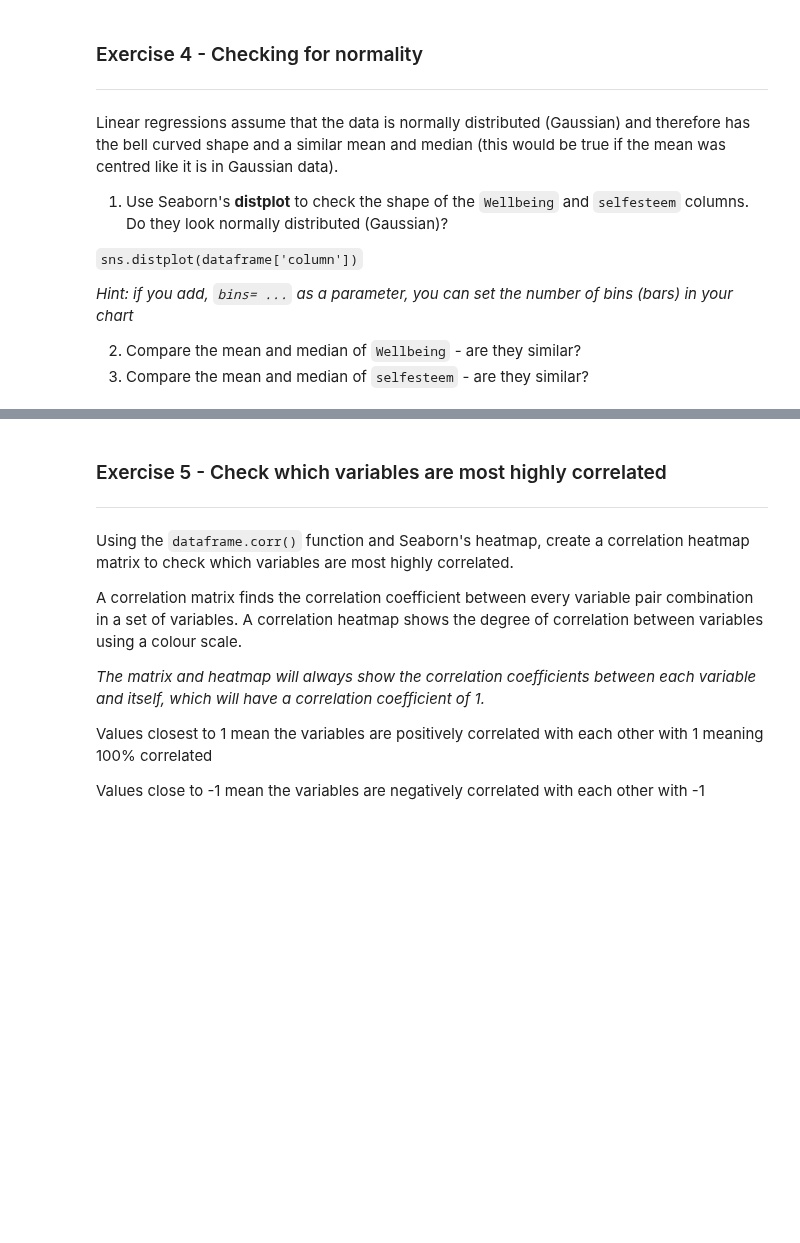
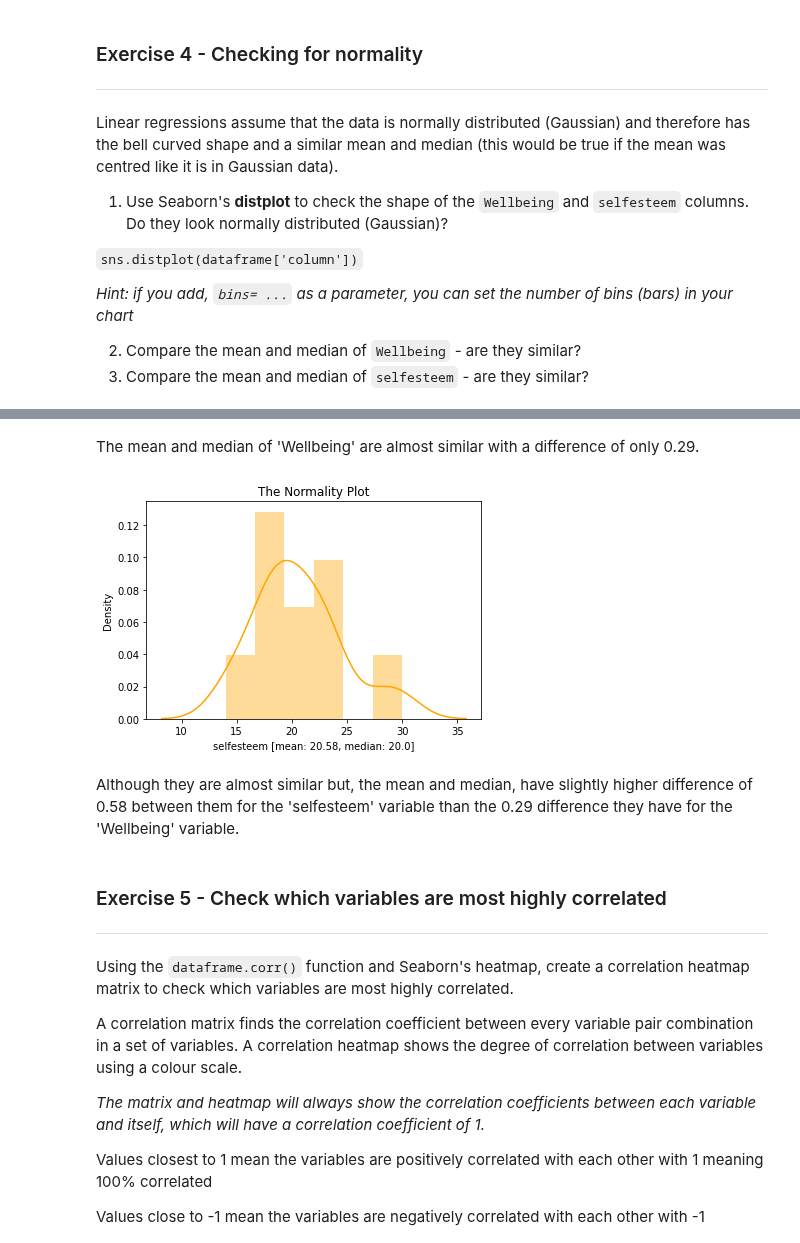
Before and after one commit to Imran-Github22/Imran-Farooqui, a Jupyter notebook: 8_2_Correlation_exercises.ipynb, the cells around one changed output, grey strips where cells are left out. Cells and saved outputs as stored; diff of their text form; code cells hidden in the pictures; blank space fills up the shorter version.

```diff
--- a/8_2_Correlation_exercises.ipynb
+++ b/8_2_Correlation_exercises.ipynb
@@ -293,3 +294,12 @@ show_distplot(df_normal, 'selfesteem')
+# %% [markdown]
+The mean and median of 'Wellbeing' are almost similar with a difference of only 0.29.
+# %%
+
+show_distplot(df_normal, 'selfesteem', 'orange')
+# %% [output]
+[figure, added]
+# %% [markdown]
+Although they are almost similar but, the mean and median, have slightly higher difference of 0.58 between them for the 'selfesteem' variable than the 0.29 difference they have for the 'Wellbeing' variable.
 # %% [markdown]
 ### Exercise 5 - Check which variables are most highly correlated
 ---
```
Also changed, not shown: parts of 3 cells of this notebook.
